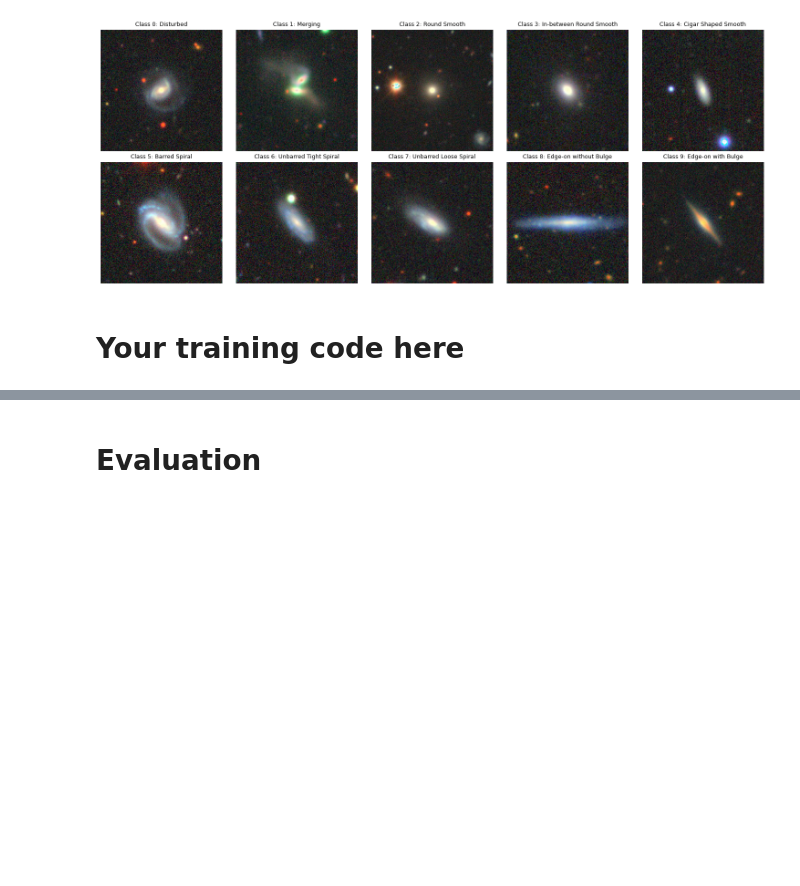
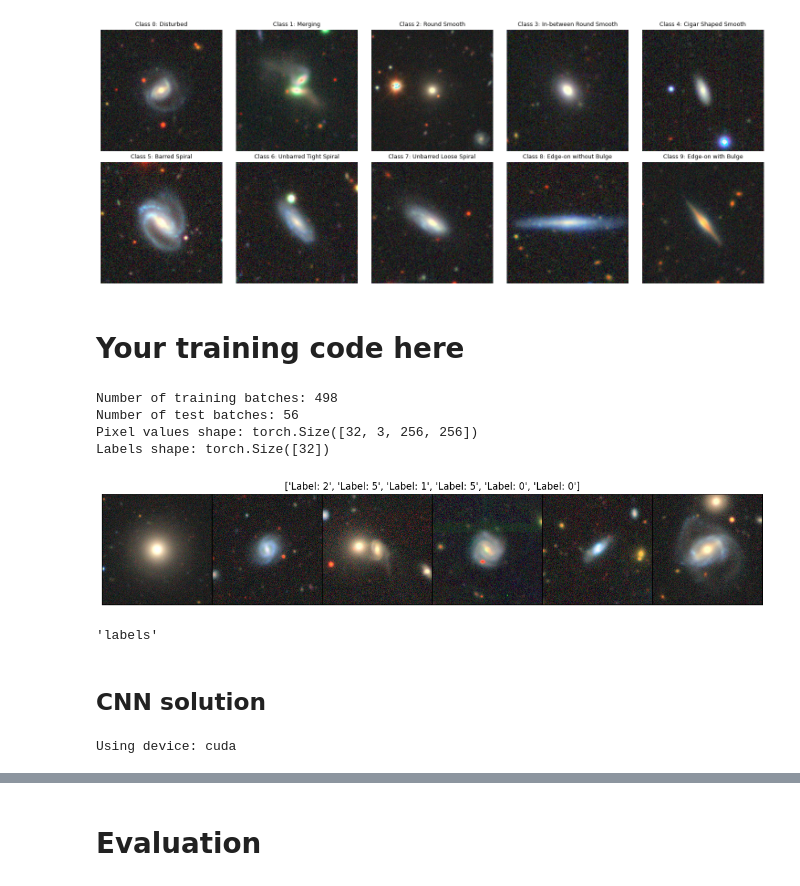
Before and after one commit to tnmtvv/DL, a Jupyter notebook: Homework_1_CV.ipynb, the cells around one changed output, grey strips where cells are left out. Saved outputs shown, nothing was run; the diff lists cells and outputs as text; code cells hidden in the pictures; blank space fills up the shorter version.

```diff
--- a/Homework_1_CV.ipynb
+++ b/Homework_1_CV.ipynb
@@ -193,0 +241,70 @@ show_class_examples(galaxy_dataset, label2name, samples_per_row=5, num_rows=2)
+# %%
+batch_size = 32
+num_workers = 4  # Adjust based on your system
+prefetch_factor = 2
+
+# Create DataLoaders
+train_loader = DataLoader(
+    train_dataset,
+    batch_size=batch_size,
+    shuffle=True,
+    num_workers=num_workers,
+    # pin_memory=True,
+    persistent_workers=(num_workers > 0),
+    prefetch_factor=prefetch_factor,
+    drop_last=True,
+    collate_fn=collate_fn
+)
+if 'test' in galaxy_dataset:
+    test_loader = DataLoader(
+        test_dataset,
+        batch_size=batch_size,
+        shuffle=False,
+        num_workers=num_workers,
+        # pin_memory=True,
+        persistent_workers=(num_workers > 0),
+        prefetch_factor=prefetch_factor,
+        collate_fn=collate_fn
+    )
+
+# Verify the dataloaders
+print(f"Number of training batches: {len(train_loader)}")
+if 'test' in galaxy_dataset:
+    print(f"Number of test batches: {len(test_loader)}")
+
+# Example of iterating through the dataloader
+for batch in train_loader:
+    print(f"Pixel values shape: {batch['pixel_values'].shape}")
+    print(f"Labels shape: {batch['labels'].shape}")
+    break
+# %% [output]
+Number of training batches: 498
+Number of test batches: 56
+Pixel values shape: torch.Size([32, 3, 256, 256])
+Labels shape: torch.Size([32])
+# %%
+import matplotlib.pyplot as plt
+import torchvision
+
+dataloader_iter = iter(train_loader)
+batch = next(dataloader_iter)  # This returns a dictionary
+
+# Extract the pixel_values and labels from the batch dictionary
+images = batch['pixel_values'][:6]  # Shape should be [batch_size, 3, 256, 256]
+labels = batch['labels'][:6]
+
+# Create a grid of images
+grid = torchvision.utils.make_grid(images)
+plt.figure(figsize=(15, 15))
+plt.imshow(grid.permute(1, 2, 0))  # Change from [C, H, W] to [H, W, C] for matplotlib
+plt.title([f"Label: {label.item()}" for label in labels])
+plt.axis('off')
+plt.show()
+# %% [output]
+[figure, added]
+# %%
+labels
+# %% [output]
+'labels'
+# %% [markdown]
+## CNN solution
@@ -193,0 +367,5 @@ show_class_examples(galaxy_dataset, label2name, samples_per_row=5, num_rows=2)
+# %%
+device = torch.device('cuda' if torch.cuda.is_available() else 'cpu')
+print(f"Using device: {device}")
+# %% [output]
+Using device: cuda
```
Also changed, not shown: parts of 20 cells of this notebook.
